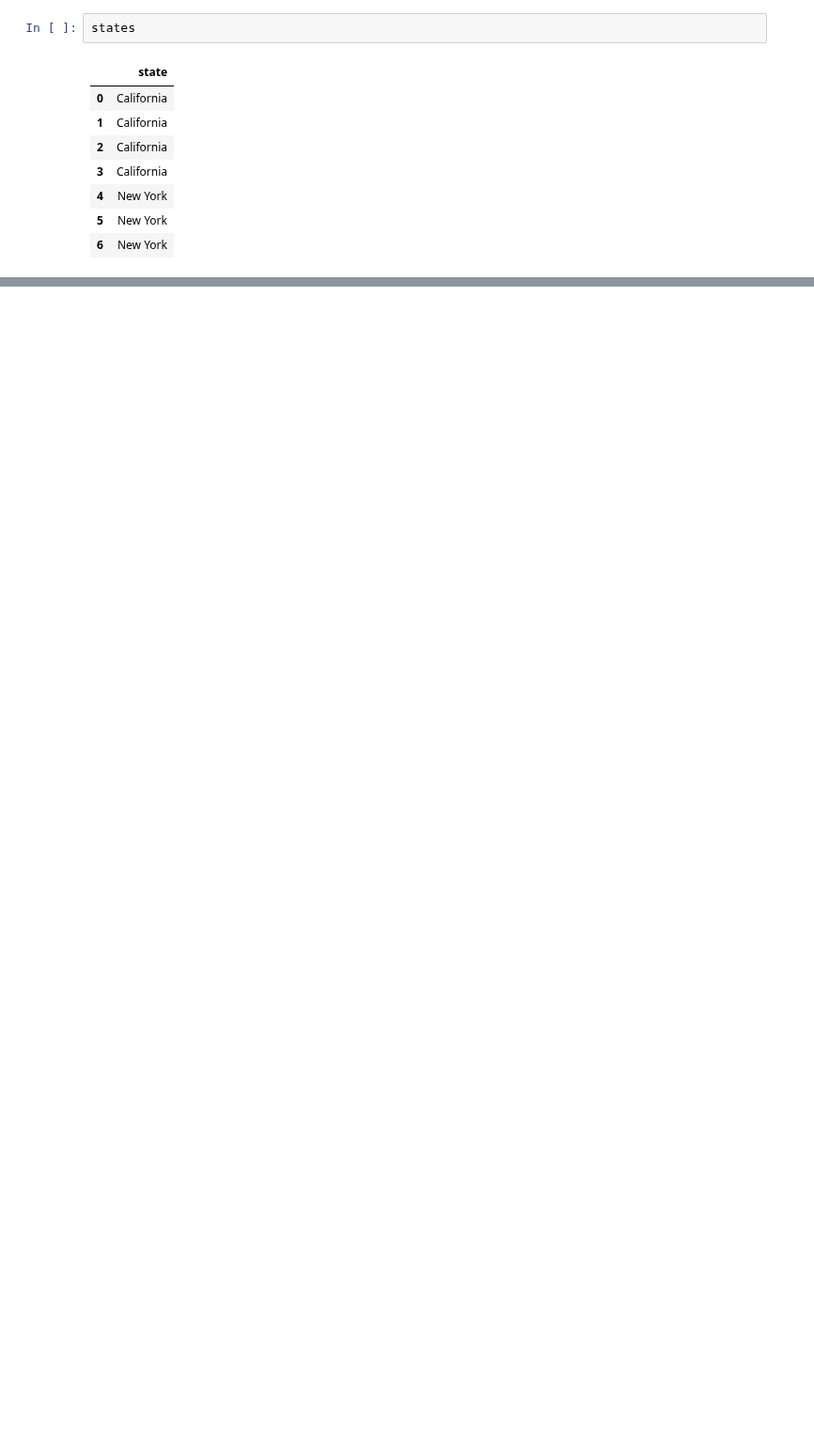
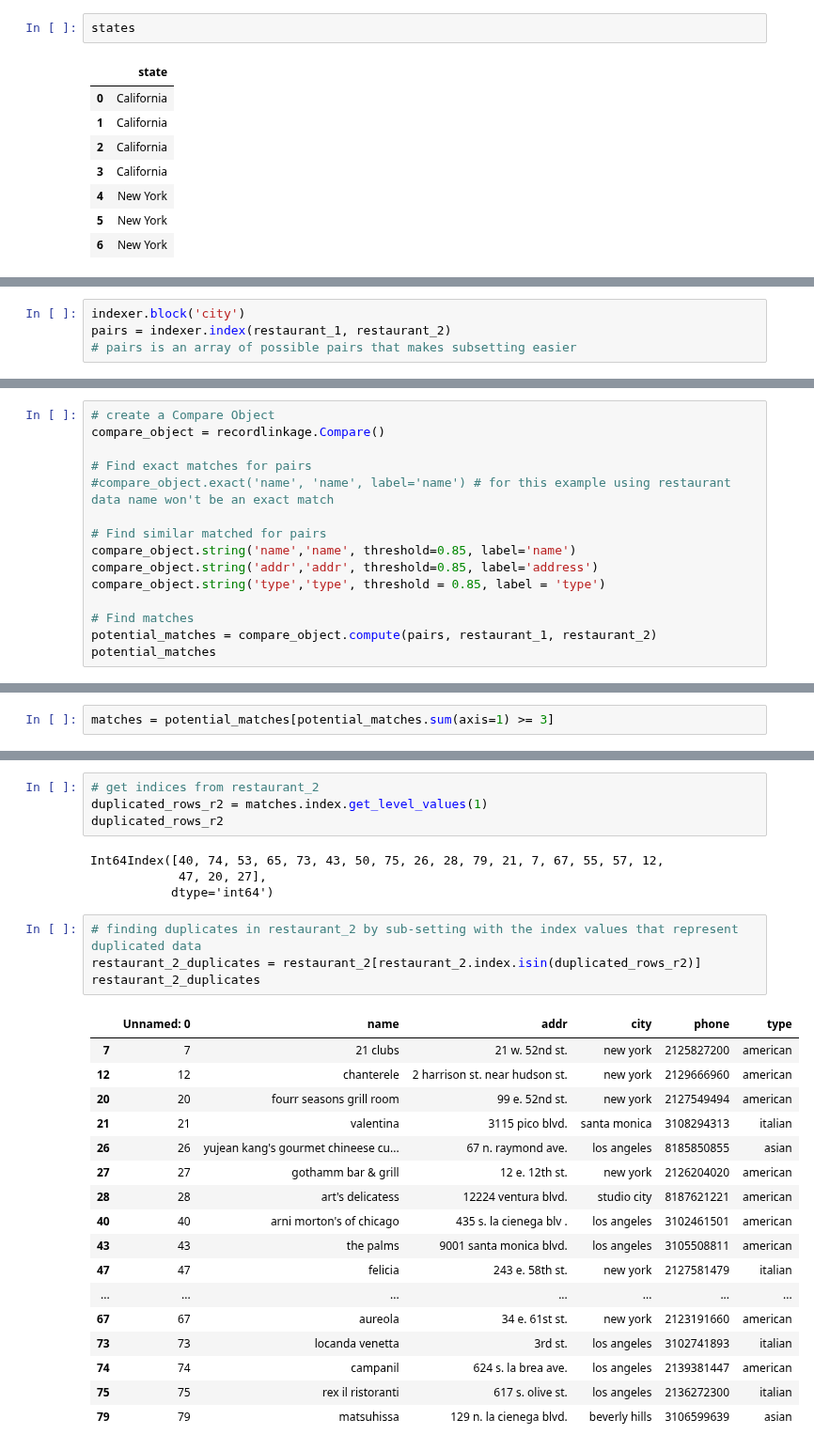
Before and after one commit to Jose-Servin/DataCamp, a Jupyter notebook: Courses/Cleaning_Data/cleaning_data.ipynb, the cells around one changed output, grey strips where cells are left out. Shown at 94% size. Drawn from its saved outputs; the diff is of its cells as text; blank space fills up the shorter version.

Commit message:
completed Cleaning Data course with new notes on Record Linkage and comparing strings

```diff
--- a/Courses/Cleaning_Data/cleaning_data.ipynb
+++ b/Courses/Cleaning_Data/cleaning_data.ipynb
@@ -1204,0 +1225,4 @@ states
+# %%
+indexer.block('city')
+pairs = indexer.index(restaurant_1, restaurant_2)
+# pairs is an array of possible pairs that makes subsetting easier
@@ -1204,0 +1231,15 @@ states
+# %%
+# create a Compare Object
+compare_object = recordlinkage.Compare()
+
+# Find exact matches for pairs
+#compare_object.exact('name', 'name', label='name') # for this example using restaurant data name won't be an exact match
+
+# Find similar matched for pairs
+compare_object.string('name','name', threshold=0.85, label='name')
+compare_object.string('addr','addr', threshold=0.85, label='address')
+compare_object.string('type','type', threshold = 0.85, label = 'type')
+
+# Find matches
+potential_matches = compare_object.compute(pairs, restaurant_1, restaurant_2)
+potential_matches
@@ -1204,0 +1284,2 @@ states
+# %%
+matches = potential_matches[potential_matches.sum(axis=1) >= 3]
@@ -1204,0 +1306,30 @@ states
+# %%
+# get indices from restaurant_2
+duplicated_rows_r2 = matches.index.get_level_values(1)
+duplicated_rows_r2
+# %% [output]
+Int64Index([40, 74, 53, 65, 73, 43, 50, 75, 26, 28, 79, 21, 7, 67, 55, 57, 12,
+            47, 20, 27],
+           dtype='int64')
+# %%
+# finding duplicates in restaurant_2 by sub-setting with the index values that represent duplicated data
+restaurant_2_duplicates = restaurant_2[restaurant_2.index.isin(duplicated_rows_r2)]
+restaurant_2_duplicates
+# %% [output]
+|  | Unnamed: 0 | name | addr | city | phone | type |
+| 7 | 7 | 21 clubs | 21 w. 52nd st. | new york | 2125827200 | american |
+| 12 | 12 | chanterele | 2 harrison st. near hudson st. | new york | 2129666960 | american |
+| 20 | 20 | fourr seasons grill room | 99 e. 52nd st. | new york | 2127549494 | american |
+| 21 | 21 | valentina | 3115 pico blvd. | santa monica | 3108294313 | italian |
+| 26 | 26 | yujean kang's gourmet chineese cu... | 67 n. raymond ave. | los angeles | 8185850855 | asian |
+| 27 | 27 | gothamm bar & grill | 12 e. 12th st. | new york | 2126204020 | american |
+| 28 | 28 | art's delicatess | 12224 ventura blvd. | studio city | 8187621221 | american |
+| 40 | 40 | arni morton's of chicago | 435 s. la cienega blv . | los angeles | 3102461501 | american |
+| 43 | 43 | the palms | 9001 santa monica blvd. | los angeles | 3105508811 | american |
+| 47 | 47 | felicia | 243 e. 58th st. | new york | 2127581479 | italian |
+| ... | ... | ... | ... | ... | ... | ... |
+| 67 | 67 | aureola | 34 e. 61st st. | new york | 2123191660 | american |
+| 73 | 73 | locanda venetta | 3rd st. | los angeles | 3102741893 | italian |
+| 74 | 74 | campanil | 624 s. la brea ave. | los angeles | 2139381447 | american |
+| 75 | 75 | rex il ristoranti | 617 s. olive st. | los angeles | 2136272300 | italian |
+| 79 | 79 | matsuhissa | 129 n. la cienega blvd. | beverly hills | 3106599639 | asian |
```
Also changed, not shown: parts of 20 cells of this notebook.
